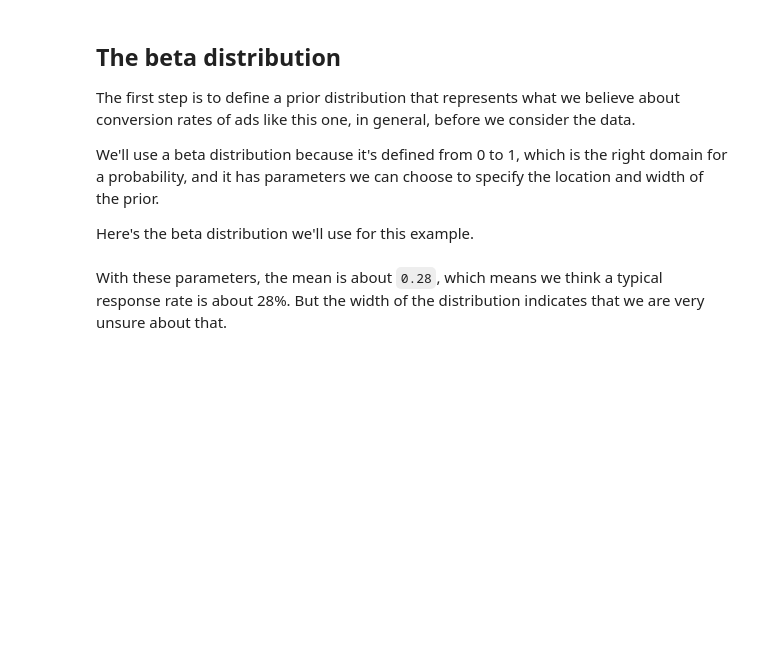
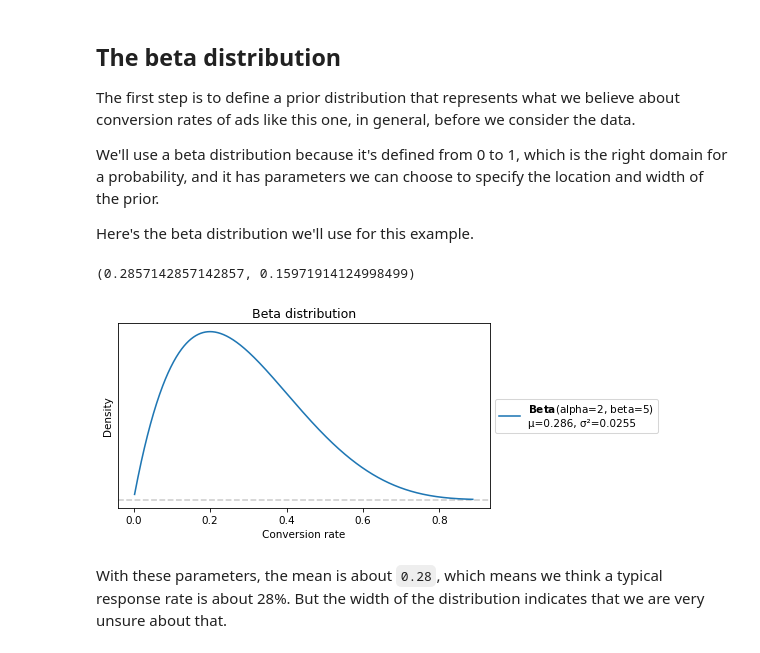
Before and after one commit to AllenDowney/BDAwithPyMC, a Jupyter notebook: solutions/01_beta_binomial.ipynb, the cells around one changed output. Cells and saved outputs as stored; diff of their text form; code cells hidden in the pictures; blank space fills up the shorter version.

```diff
--- a/solutions/01_beta_binomial.ipynb
+++ b/solutions/01_beta_binomial.ipynb
@@ -52,7 +61,9 @@ We'll use a beta distribution because it's defined from 0 to 1, which is the rig
 
 Here's the beta distribution we'll use for this example.
 # %%
-from scipy.stats import beta as beta_dist
+from preliz import Beta
 
-dist = beta_dist(2, 5)
+dist = Beta(2, 5)
 dist.mean(), dist.std()
+# %% [output]
+(0.2857142857142857, 0.15971914124998499)
@@ -62,8 +70,10 @@ pdf = dist.pdf(qs)
 # %%
-plt.plot(qs, pdf)
-plt.xlabel('Conversion rate')
-plt.ylabel('Density')
-plt.title('Beta distribution');
+dist.plot_pdf(moments="mv")
+plt.xlabel("Conversion rate")
+plt.ylabel("Density")
+plt.title("Beta distribution");
+# %% [output]
+[figure, added]
 # %% [markdown]
 With these parameters, the mean is about `0.28`, which means we think a typical response rate is about 28%.
 But the width of the distribution indicates that we are very unsure about that.
```
Also changed, not shown: parts of 101 cells of this notebook, 1 other file.
